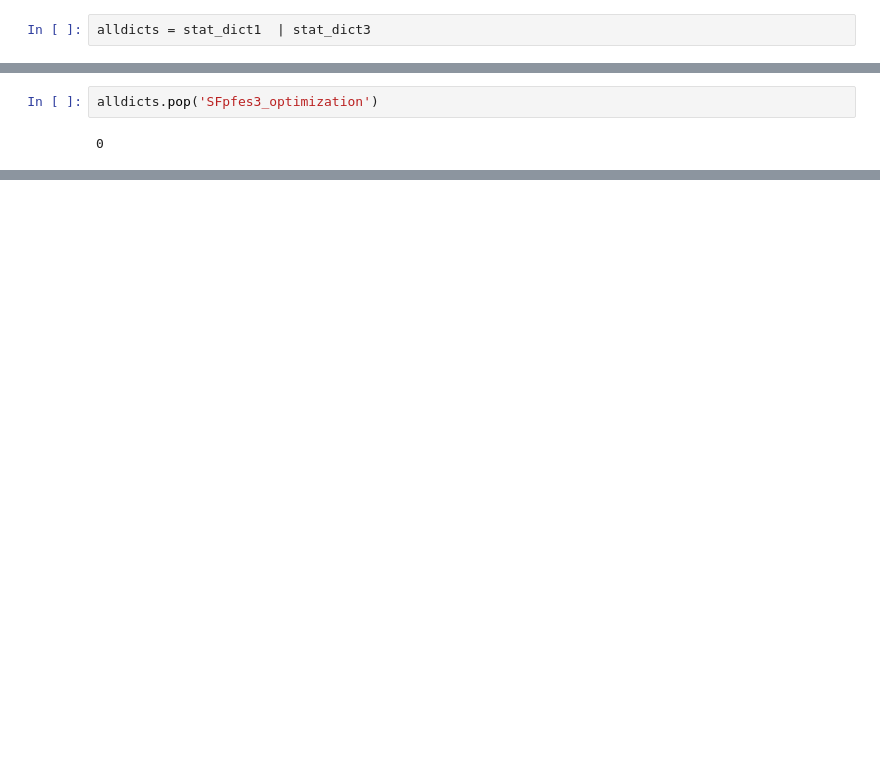
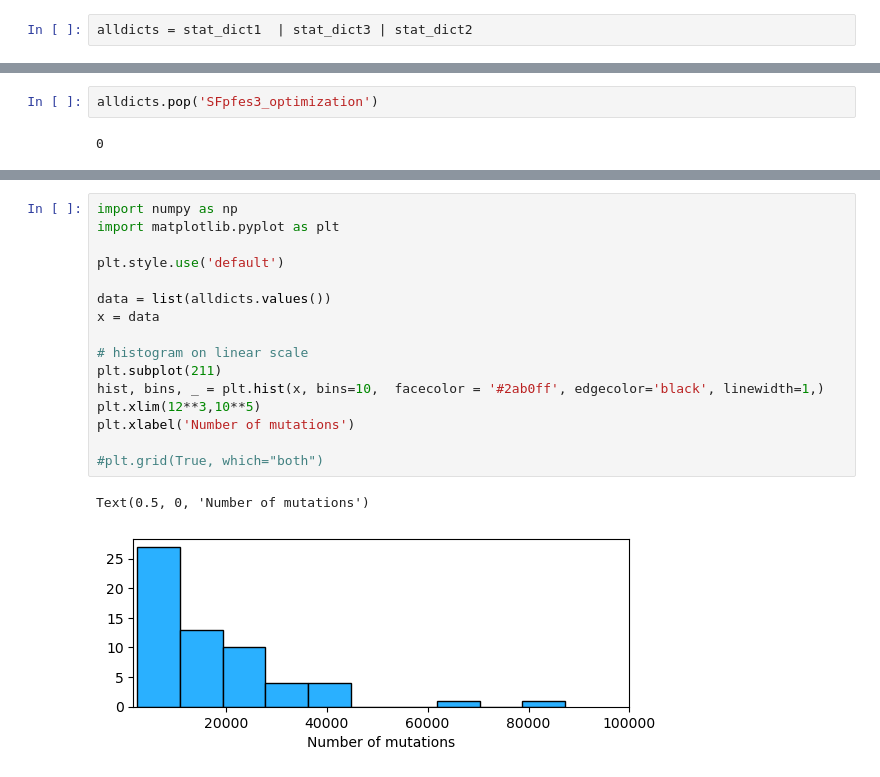
Before and after one commit to sahakyanhk/pfes, a Jupyter notebook: jupyter/psef_stat.ipynb, the cells around one changed output, grey strips where cells are left out. Cells and saved outputs as stored; diff of their text form; blank space fills up the shorter version.

```diff
--- a/jupyter/psef_stat.ipynb
+++ b/jupyter/psef_stat.ipynb
@@ -285,2 +297,2 @@ fold evolver after 0 mutatins
 # %%
-alldicts = stat_dict1  | stat_dict3
+alldicts = stat_dict1  | stat_dict3 | stat_dict2
@@ -296,0 +312,19 @@ plt.xlim(0,100000)
+# %%
+import numpy as np
+import matplotlib.pyplot as plt
+
+plt.style.use('default')
+
+data = list(alldicts.values())
+x = data
+
+# histogram on linear scale
+plt.subplot(211)
+hist, bins, _ = plt.hist(x, bins=10,  facecolor = '#2ab0ff', edgecolor='black', linewidth=1,)
+plt.xlim(12**3,10**5)
+plt.xlabel('Number of mutations')
+
+#plt.grid(True, which="both")
+# %% [output]
+Text(0.5, 0, 'Number of mutations')
+[figure, added]
```
Also changed, not shown: parts of 12 cells of this notebook, 4 other files.
